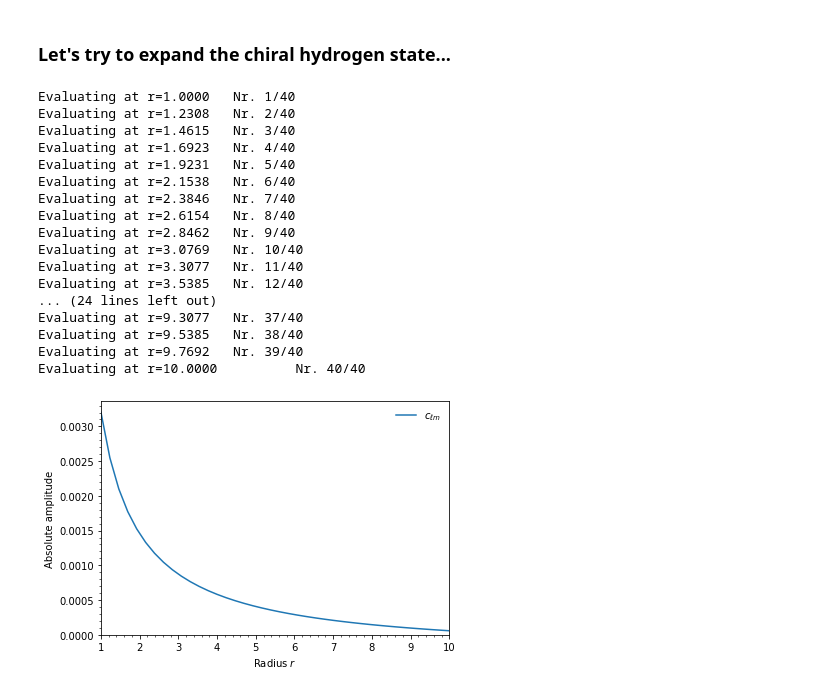
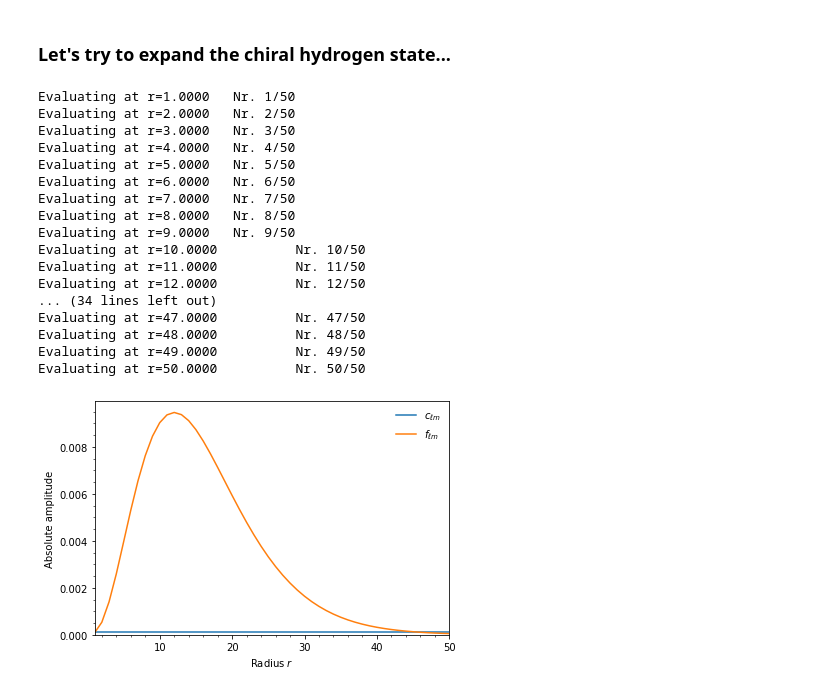
Before and after one commit to EmilHansen1/SFA_OAM_Linear, a Jupyter notebook: chiral_hydrogen.ipynb, the cells around one changed output. Saved outputs shown, nothing was run; the diff lists cells and outputs as text; code cells hidden in the pictures.

Commit message:
Made OAM plots for asymp. rho state of hydrogen.

```diff
--- a/chiral_hydrogen.ipynb
+++ b/chiral_hydrogen.ipynb
@@ -39,46 +39,46 @@ rho_m = lambda r, theta, phi : hyd_rho(r, theta, phi, -1)
 Ip = 1/(2*4**2)
 kappa = np.sqrt(2 * Ip)
 # %%
-n_r = 40
-r_lst = np.linspace(1, 10, n_r)
+n_r = 50
+r_lst = np.linspace(1, 50, n_r)
 flms = []
 for i, r in enumerate(r_lst):
     print(f'Evaluating at r={r:.4f} \t Nr. {i+1}/{n_r}')
     flms.append(se.spherical_expansion(lambda theta, phi: rho_p(r, theta, phi), 50))
 # %% [output]
-Evaluating at r=1.0000   Nr. 1/40
-Evaluating at r=1.2308   Nr. 2/40
-Evaluating at r=1.4615   Nr. 3/40
-Evaluating at r=1.6923   Nr. 4/40
-Evaluating at r=1.9231   Nr. 5/40
-Evaluating at r=2.1538   Nr. 6/40
-Evaluating at r=2.3846   Nr. 7/40
-Evaluating at r=2.6154   Nr. 8/40
-Evaluating at r=2.8462   Nr. 9/40
-Evaluating at r=3.0769   Nr. 10/40
-Evaluating at r=3.3077   Nr. 11/40
-Evaluating at r=3.5385   Nr. 12/40
-... (24 lines left out)
-Evaluating at r=9.3077   Nr. 37/40
-Evaluating at r=9.5385   Nr. 38/40
-Evaluating at r=9.7692   Nr. 39/40
-Evaluating at r=10.0000          Nr. 40/40
+Evaluating at r=1.0000   Nr. 1/50
+Evaluating at r=2.0000   Nr. 2/50
+Evaluating at r=3.0000   Nr. 3/50
+Evaluating at r=4.0000   Nr. 4/50
+Evaluating at r=5.0000   Nr. 5/50
+Evaluating at r=6.0000   Nr. 6/50
+Evaluating at r=7.0000   Nr. 7/50
+Evaluating at r=8.0000   Nr. 8/50
+Evaluating at r=9.0000   Nr. 9/50
+Evaluating at r=10.0000          Nr. 10/50
+Evaluating at r=11.0000          Nr. 11/50
+Evaluating at r=12.0000          Nr. 12/50
+... (34 lines left out)
+Evaluating at r=47.0000          Nr. 47/50
+Evaluating at r=48.0000          Nr. 48/50
+Evaluating at r=49.0000          Nr. 49/50
+Evaluating at r=50.0000          Nr. 50/50
 # %%
 plt.figure(facecolor='white')
 
 def radial(r, kappa):
     return r**(1/kappa - 1) * np.exp(-kappa*r)
 
-sgn, l, m = 1,2,1
+sgn, l, m = 1,3,1
 #plt.plot(r_lst, np.array([output.eval_orbital_spherical(r, np.pi/2, 0) for r in r_lst])*100, label=r'$\psi_0$')
 plt.plot(r_lst, np.abs(np.array(flms)[:, sgn, l, m])/radial(r_lst, kappa), label=r'$c_{\ell m}$')
-#plt.plot(r_lst, np.abs(np.array(flms)[:, sgn, l, m]),  label=r'$f_{\ell m}$')
+plt.plot(r_lst, np.abs(np.array(flms)[:, sgn, l, m]),  label=r'$f_{\ell m}$')
 plt.legend(frameon=False)
 plt.xlabel(r'Radius $r$')
 plt.ylabel(r'Absolute amplitude')
 plt.minorticks_on()
 plt.xlim(r_lst[0], r_lst[-1])
 plt.ylim(bottom=0)
 plt.tight_layout()
 # %% [output]
-[figure, old version]
+[figure, new version]
```
Also changed, not shown: parts of 12 cells of this notebook.
